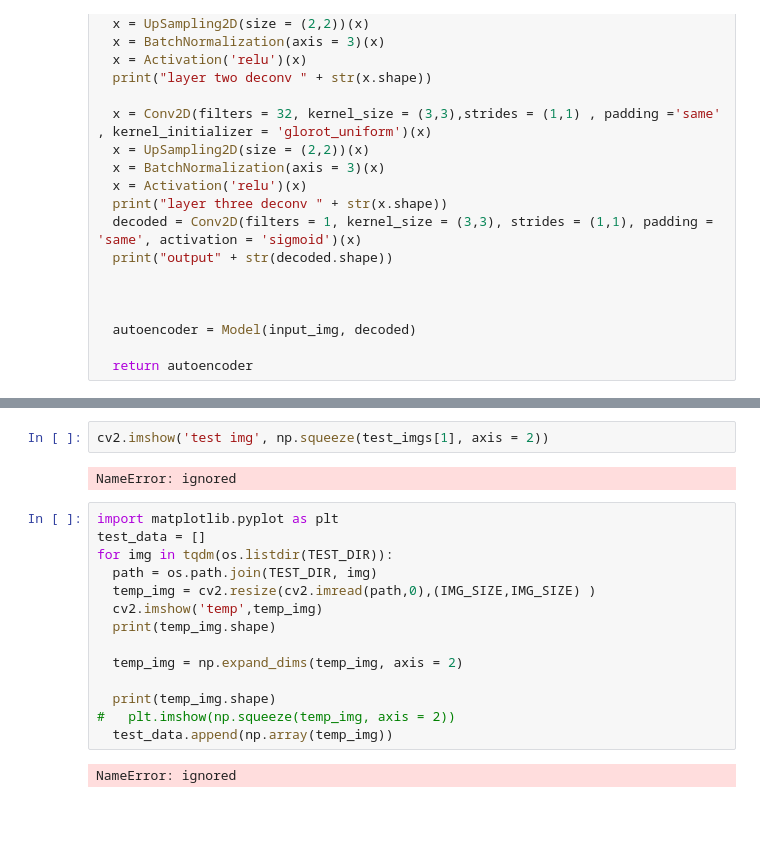
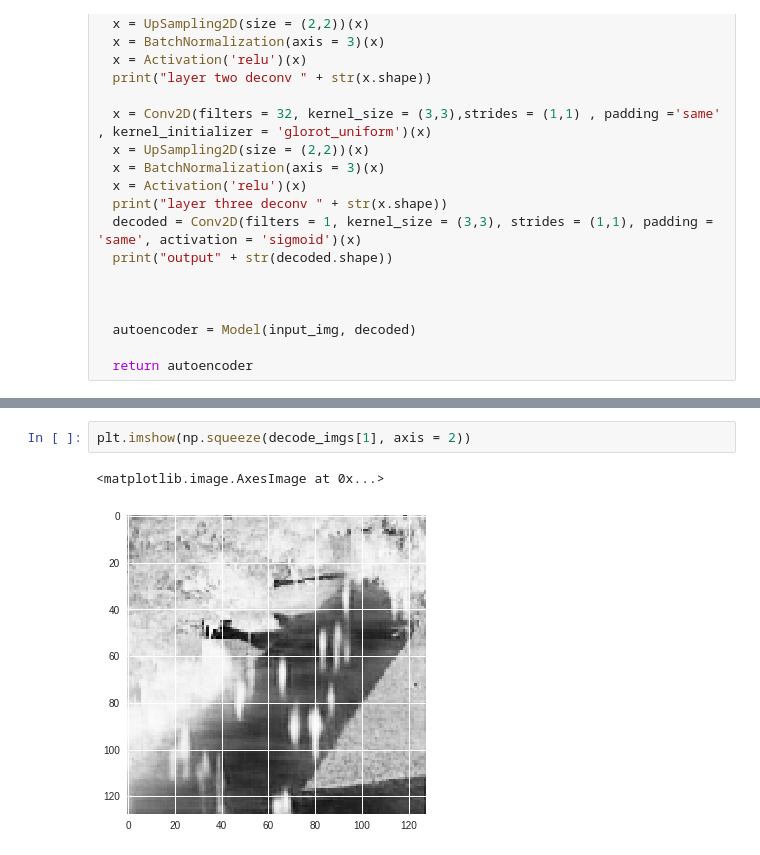
Before and after one commit to MChamith/SpatioAE, a Jupyter notebook: trainae.ipynb, the cells around one changed output, grey strips where cells are left out. Drawn from its saved outputs; the diff is of its cells as text; blank space fills up the shorter version.

```diff
--- a/trainae.ipynb
+++ b/trainae.ipynb
@@ -167,20 +198,5 @@ FileNotFoundError: ignored
 # %%
-cv2.imshow('test img', np.squeeze(test_imgs[1], axis = 2))
+plt.imshow(np.squeeze(decode_imgs[1], axis = 2))
 # %% [output]
-NameError: ignored
+<matplotlib.image.AxesImage at 0x...>
+[figure, added]
-# %%
-import matplotlib.pyplot as plt
-test_data = []
-for img in tqdm(os.listdir(TEST_DIR)):
-  path = os.path.join(TEST_DIR, img)
-  temp_img = cv2.resize(cv2.imread(path,0),(IMG_SIZE,IMG_SIZE) )
-  cv2.imshow('temp',temp_img)
-  print(temp_img.shape)
-
-  temp_img = np.expand_dims(temp_img, axis = 2)
-
-  print(temp_img.shape)
-#   plt.imshow(np.squeeze(temp_img, axis = 2))
-  test_data.append(np.array(temp_img))
-# %% [output]
-NameError: ignored
```
Also changed, not shown: parts of 5 cells of this notebook.
